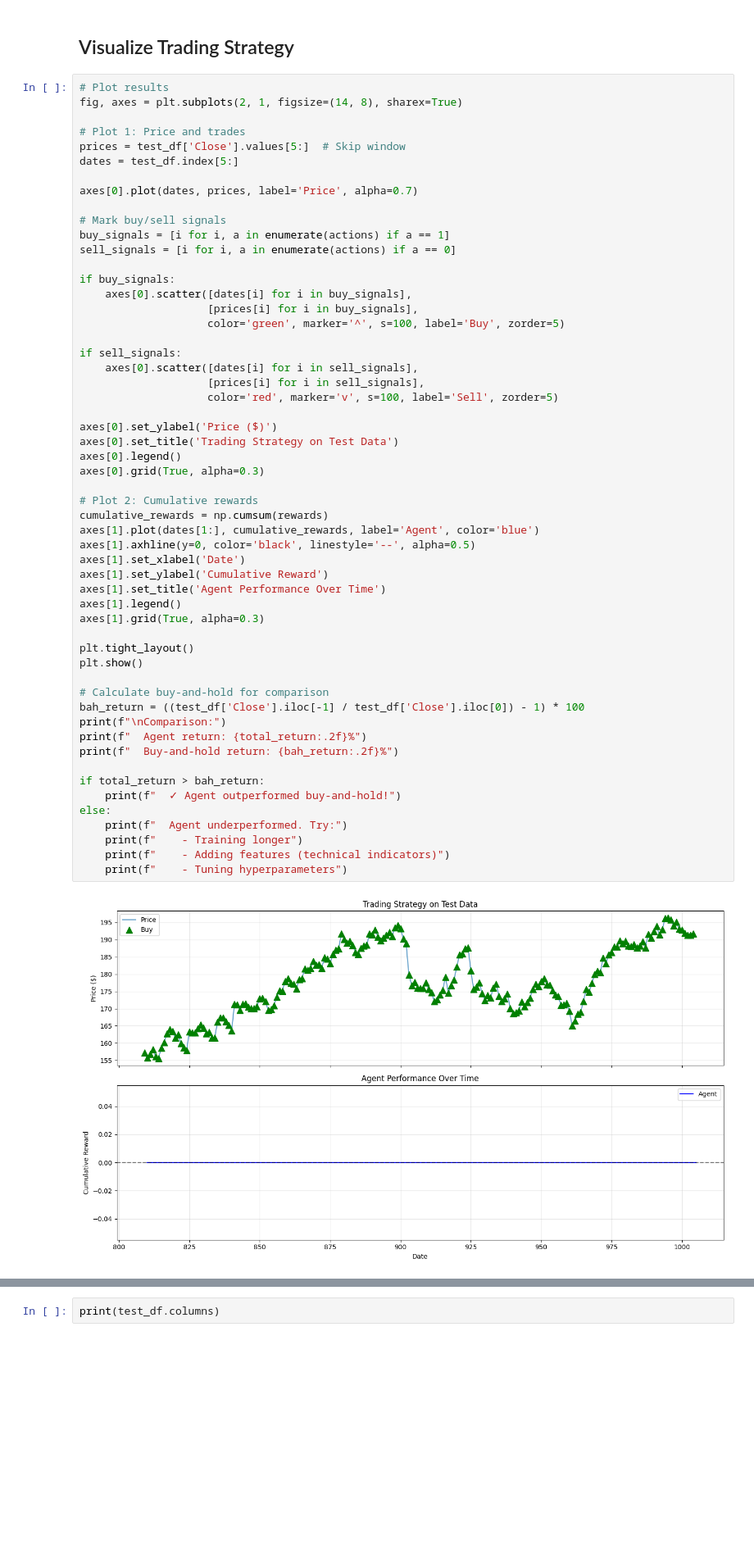
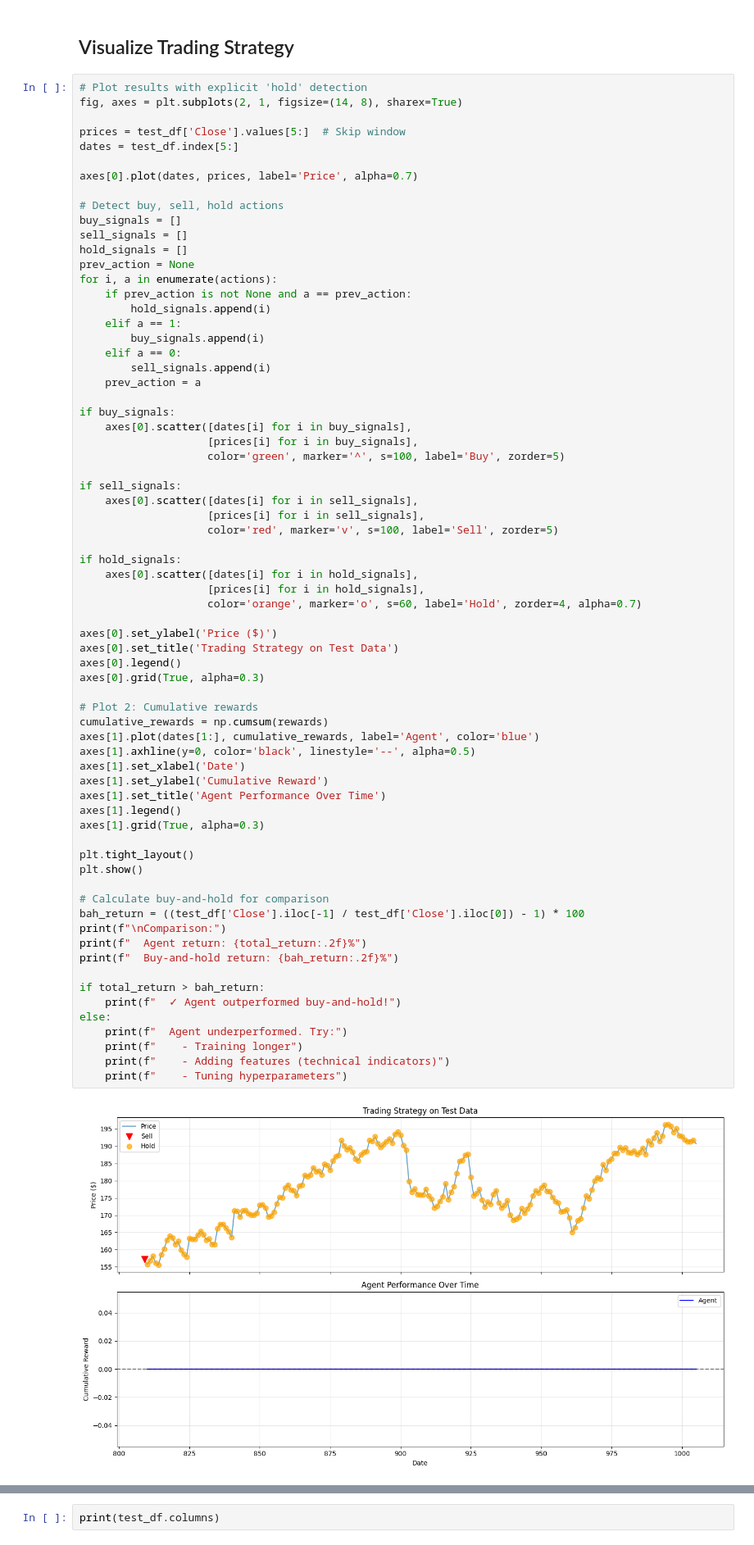
Before and after one commit to marugmat/adml-rl, a Jupyter notebook: projects/project3_stock_trading.ipynb, the cells around one changed output, grey strips where cells are left out. Shown at 82% size. Saved outputs shown, nothing was run; the diff lists cells and outputs as text; blank space fills up the shorter version.

Commit message:
Plot und training angepasst des zweiten Models. Model gespeichert unter /Models

```diff
--- a/projects/project3_stock_trading.ipynb
+++ b/projects/project3_stock_trading.ipynb
@@ -226,18 +223,27 @@ Number of trades: 196
 # %% [markdown]
 ## Visualize Trading Strategy
 # %%
-# Plot results
+# Plot results with explicit 'hold' detection
 fig, axes = plt.subplots(2, 1, figsize=(14, 8), sharex=True)
 
-# Plot 1: Price and trades
 prices = test_df['Close'].values[5:]  # Skip window
 dates = test_df.index[5:]
 
 axes[0].plot(dates, prices, label='Price', alpha=0.7)
 
-# Mark buy/sell signals
-buy_signals = [i for i, a in enumerate(actions) if a == 1]
-sell_signals = [i for i, a in enumerate(actions) if a == 0]
+# Detect buy, sell, hold actions
+buy_signals = []
+sell_signals = []
+hold_signals = []
+prev_action = None
+for i, a in enumerate(actions):
+    if prev_action is not None and a == prev_action:
+        hold_signals.append(i)
+    elif a == 1:
+        buy_signals.append(i)
+    elif a == 0:
+        sell_signals.append(i)
+    prev_action = a
 
 if buy_signals:
     axes[0].scatter([dates[i] for i in buy_signals],
@@ -248,38 +254,43 @@ if sell_signals:
     axes[0].scatter([dates[i] for i in sell_signals],
                     [prices[i] for i in sell_signals],
                     color='red', marker='v', s=100, label='Sell', zorder=5)
+
+if hold_signals:
+    axes[0].scatter([dates[i] for i in hold_signals],
+                    [prices[i] for i in hold_signals],
+                    color='orange', marker='o', s=60, label='Hold', zorder=4, alpha=0.7)
 
 axes[0].set_ylabel('Price ($)')
 axes[0].set_title('Trading Strategy on Test Data')
 axes[0].legend()
 axes[0].grid(True, alpha=0.3)
 
 # Plot 2: Cumulative rewards
 cumulative_rewards = np.cumsum(rewards)
 axes[1].plot(dates[1:], cumulative_rewards, label='Agent', color='blue')
 axes[1].axhline(y=0, color='black', linestyle='--', alpha=0.5)
 axes[1].set_xlabel('Date')
 axes[1].set_ylabel('Cumulative Reward')
 axes[1].set_title('Agent Performance Over Time')
 axes[1].legend()
 axes[1].grid(True, alpha=0.3)
 
 plt.tight_layout()
 plt.show()
 
 # Calculate buy-and-hold for comparison
 bah_return = ((test_df['Close'].iloc[-1] / test_df['Close'].iloc[0]) - 1) * 100
 print(f"\nComparison:")
 print(f"  Agent return: {total_return:.2f}%")
 print(f"  Buy-and-hold return: {bah_return:.2f}%")
 
 if total_return > bah_return:
     print(f"  ✓ Agent outperformed buy-and-hold!")
 else:
     print(f"  Agent underperformed. Try:")
     print(f"    - Training longer")
     print(f"    - Adding features (technical indicators)")
     print(f"    - Tuning hyperparameters")
 # %% [output]
-[figure, old version]
+[figure, new version]
 Comparison:
```
Also changed, not shown: parts of 11 cells of this notebook, 1 other file.
